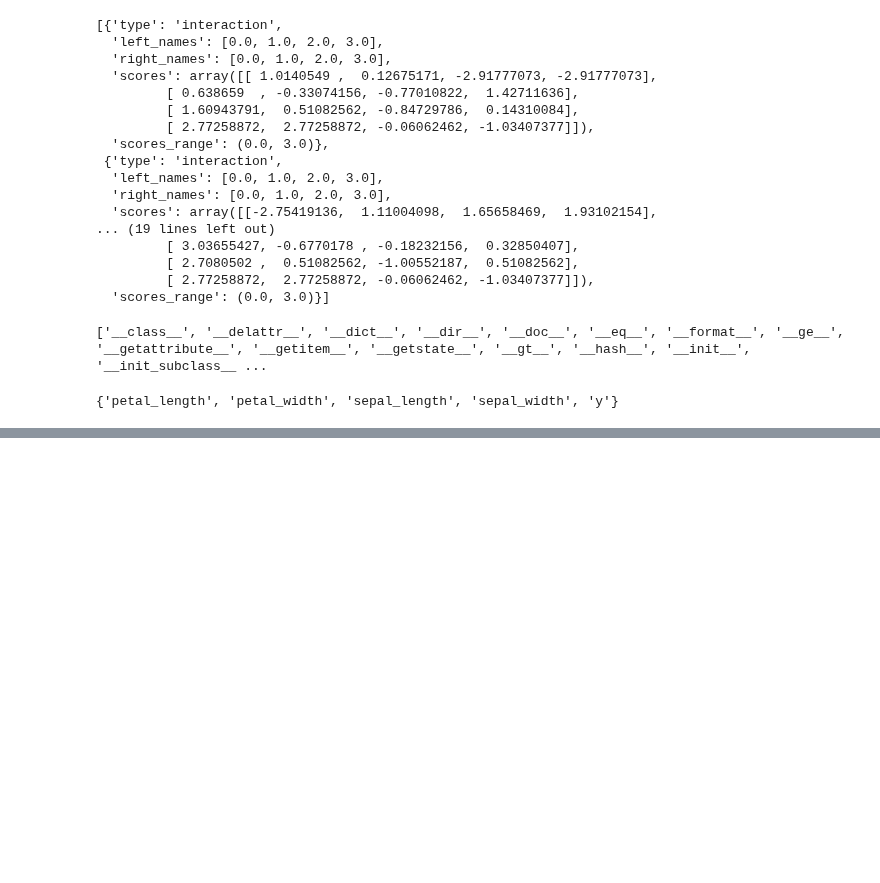
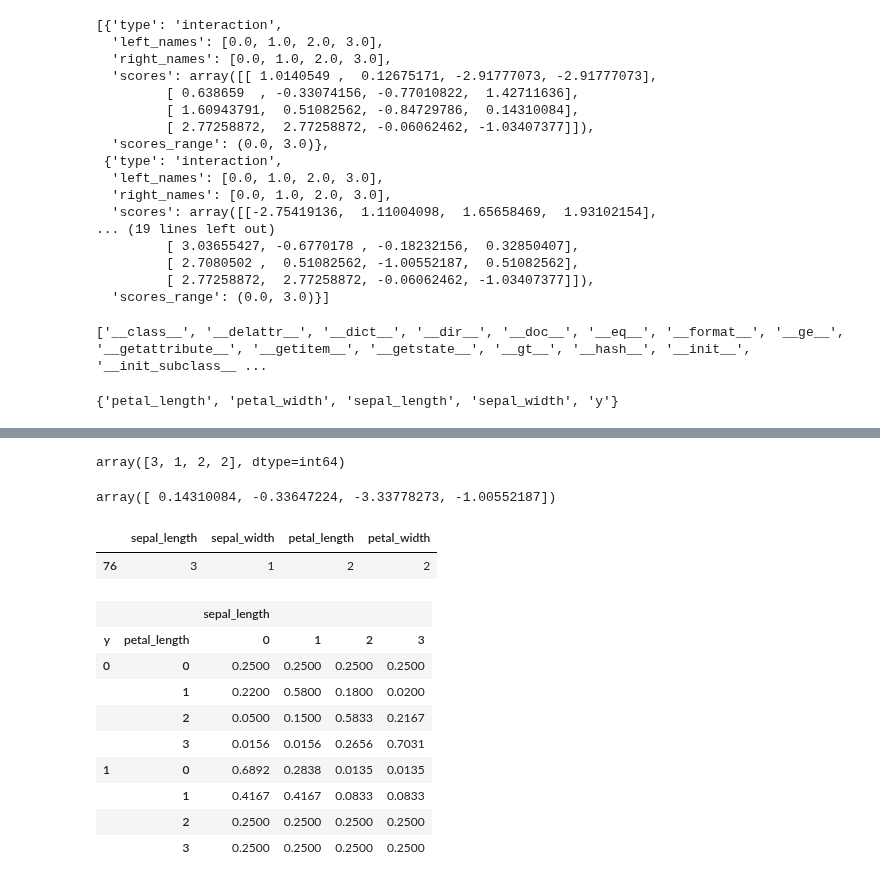
Before and after one commit to bmihaljevic/tfg-interpretml, a Jupyter notebook: experimental_notebooks/tan_and_bn/trying_our_tan.ipynb, the cells around one changed output, grey strips where cells are left out. Drawn from its saved outputs; the diff is of its cells as text; code cells hidden in the pictures; blank space fills up the shorter version.

```diff
--- a/experimental_notebooks/tan_and_bn/trying_our_tan.ipynb
+++ b/experimental_notebooks/tan_and_bn/trying_our_tan.ipynb
@@ -161,0 +315,4 @@ TAN_model._model().bn.ids(TAN_model._model().bn.names())
+# %%
+X_test.iloc[0].to_numpy()
+# %% [output]
+array([3, 1, 2, 2], dtype=int64)
@@ -161,0 +321,23 @@ TAN_model._model().bn.ids(TAN_model._model().bn.names())
+# %%
+np.log(cp1 / cp0)
+# %% [output]
+array([ 0.14310084, -0.33647224, -3.33778273, -1.00552187])
+# %%
+X_test.iloc[[0]]
+# %% [output]
+|  | sepal_length | sepal_width | petal_length | petal_width |
+| 76 | 3 | 1 | 2 | 2 |
+# %%
+cpt = TAN_model._model().bn.cpt("sepal_length")
+cpt
+# %% [output]
+|  |  | sepal_length |  |  |  |
+| y | petal_length | 0 | 1 | 2 | 3 |
+| 0 | 0 | 0.2500 | 0.2500 | 0.2500 | 0.2500 |
+|  | 1 | 0.2200 | 0.5800 | 0.1800 | 0.0200 |
+|  | 2 | 0.0500 | 0.1500 | 0.5833 | 0.2167 |
+|  | 3 | 0.0156 | 0.0156 | 0.2656 | 0.7031 |
+| 1 | 0 | 0.6892 | 0.2838 | 0.0135 | 0.0135 |
+|  | 1 | 0.4167 | 0.4167 | 0.0833 | 0.0833 |
+|  | 2 | 0.2500 | 0.2500 | 0.2500 | 0.2500 |
+|  | 3 | 0.2500 | 0.2500 | 0.2500 | 0.2500 |
```
Also changed, not shown: parts of 23 cells of this notebook, 3 other files.
